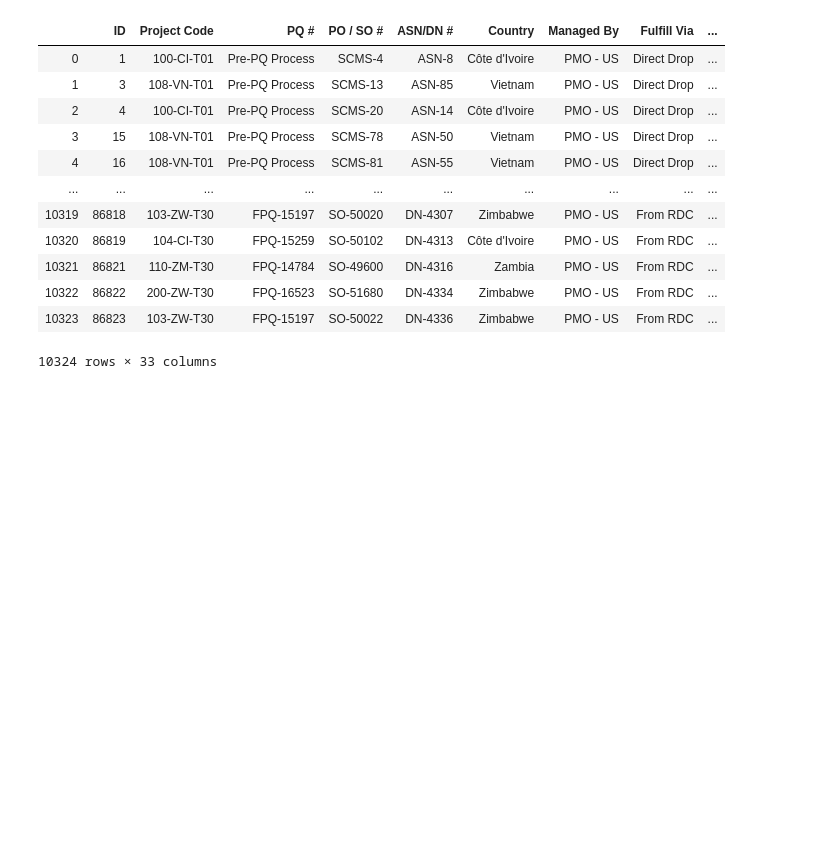
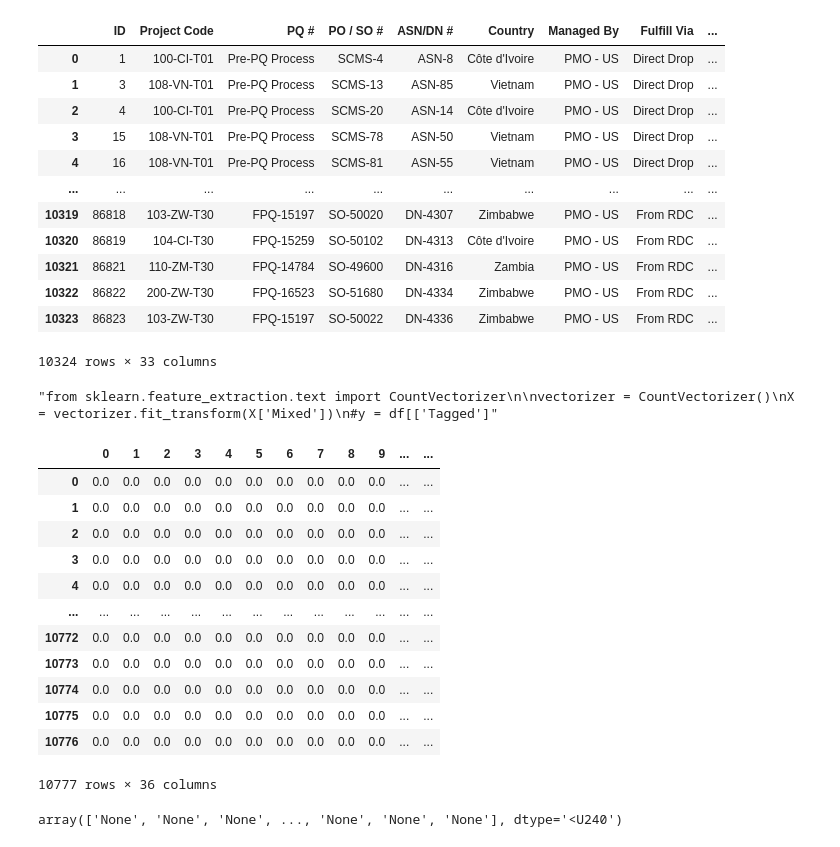
Before and after one commit to yashtazor/Blueronic, a Jupyter notebook: Scripts/Untitled.ipynb, the cells around one changed output. Cells and saved outputs as stored; diff of their text form; code cells hidden in the pictures; blank space fills up the shorter version.

```diff
--- a/Scripts/Untitled.ipynb
+++ b/Scripts/Untitled.ipynb
@@ -40,8 +56,8 @@ df1
 27955 rows × 28 columns
 # %%
 # Importing the VAERS sympotoms and vaccine datasets.
-df2 = pd.read_csv("C://Users//YASH//Documents//GitHub//Blueronic//Datasets//2021VAERSSYMPTOMS.csv", encoding='latin1')
-df3 = pd.read_csv("C://Users//YASH//Documents//GitHub//Blueronic//Datasets//2021VAERSVAX.csv", encoding='latin1')
+df2 = pd.read_csv("..//Datasets//2021VAERSSYMPTOMS.csv", encoding='latin1')
+df3 = pd.read_csv("..//Datasets//2021VAERSVAX.csv", encoding='latin1')
 
 # Pre-processing both the datasets.
 df2 = df2.dropna(axis = 0)
@@ -205,8 +236,43 @@ df5
 10324 rows × 33 columns
 # %%
 #X = df4[['SEX', 'SYMPTOM_TEXT', 'CUR_ILL', 'PRIOR_VAX', 'ALLERGIES', 'SYMPTOM1', 'SYMPTOM2', 'SYMPTOM3', 'SYMPTOM4', 'SYMPTOM5', 'VAX_TYPE', 'VAX_NAME']].copy()
-X = df4[['SEX']].copy()
+X = df4[['SEX', 'SYMPTOM_TEXT', 'SYMPTOM1', 'SYMPTOM2', 'SYMPTOM3', 'SYMPTOM4', 'SYMPTOM5', 'VAX_TYPE', 'VAX_NAME']].copy()
+#X = df4[['SEX']].copy()
 Y = df4[['OTHER_MEDS']].copy()
+# %%
+X['Mixed'] = X[X.columns[0:]].apply(
+    lambda x: ' '.join(x.dropna().astype(str)),
+    axis=1
+)
+from sklearn.feature_extraction.text import TfidfVectorizer
+vectorizer = TfidfVectorizer()
+X = vectorizer.fit_transform(X['Mixed'])
+'''from sklearn.feature_extraction.text import CountVectorizer
+
+vectorizer = CountVectorizer()
+X = vectorizer.fit_transform(X['Mixed'])
+#y = df[['Tagged']'''
+# %% [output]
+"from sklearn.feature_extraction.text import CountVectorizer\n\nvectorizer = CountVectorizer()\nX = vectorizer.fit_transform(X['Mixed'])\n#y = df[['Tagged']"
+# %%
+import scipy.sparse
+X=pd.DataFrame.sparse.from_spmatrix(X)
+# %%
+X
+# %% [output]
+|  | 0 | 1 | 2 | 3 | 4 | 5 | 6 | 7 | 8 | 9 | ... | ... |
+| 0 | 0.0 | 0.0 | 0.0 | 0.0 | 0.0 | 0.0 | 0.0 | 0.0 | 0.0 | 0.0 | ... | ... |
+| 1 | 0.0 | 0.0 | 0.0 | 0.0 | 0.0 | 0.0 | 0.0 | 0.0 | 0.0 | 0.0 | ... | ... |
+| 2 | 0.0 | 0.0 | 0.0 | 0.0 | 0.0 | 0.0 | 0.0 | 0.0 | 0.0 | 0.0 | ... | ... |
+| 3 | 0.0 | 0.0 | 0.0 | 0.0 | 0.0 | 0.0 | 0.0 | 0.0 | 0.0 | 0.0 | ... | ... |
+| 4 | 0.0 | 0.0 | 0.0 | 0.0 | 0.0 | 0.0 | 0.0 | 0.0 | 0.0 | 0.0 | ... | ... |
+| ... | ... | ... | ... | ... | ... | ... | ... | ... | ... | ... | ... | ... |
+| 10772 | 0.0 | 0.0 | 0.0 | 0.0 | 0.0 | 0.0 | 0.0 | 0.0 | 0.0 | 0.0 | ... | ... |
+| 10773 | 0.0 | 0.0 | 0.0 | 0.0 | 0.0 | 0.0 | 0.0 | 0.0 | 0.0 | 0.0 | ... | ... |
+| 10774 | 0.0 | 0.0 | 0.0 | 0.0 | 0.0 | 0.0 | 0.0 | 0.0 | 0.0 | 0.0 | ... | ... |
+| 10775 | 0.0 | 0.0 | 0.0 | 0.0 | 0.0 | 0.0 | 0.0 | 0.0 | 0.0 | 0.0 | ... | ... |
+| 10776 | 0.0 | 0.0 | 0.0 | 0.0 | 0.0 | 0.0 | 0.0 | 0.0 | 0.0 | 0.0 | ... | ... |
+10777 rows × 36 columns
 # %%
 from sklearn.model_selection import train_test_split
 
@@ -214,0 +286,4 @@ X_train, X_test, y_train, y_test = train_test_split(X, Y, test_size=0.2,random_s
+# %%
+y_pred
+# %% [output]
+array(['None', 'None', 'None', ..., 'None', 'None', 'None'], dtype='<U240')
```
Also changed, not shown: parts of 28 cells of this notebook, 2 other files.
